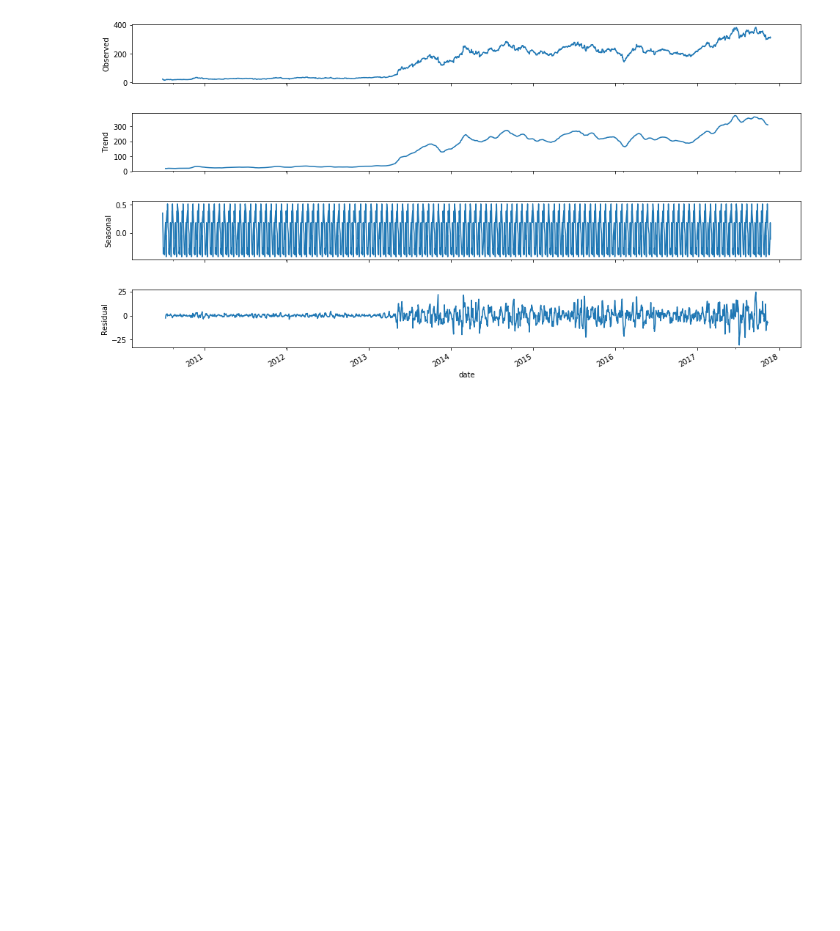
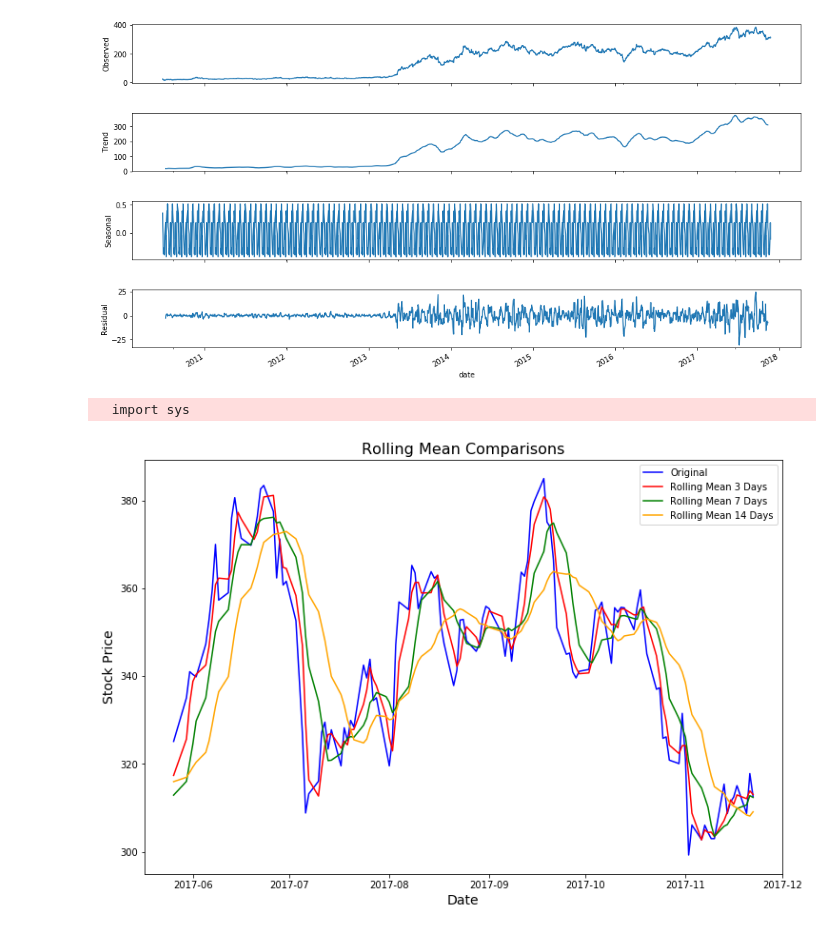
Before and after one commit to dale-wahl/Tesla_stock_prediction, a Jupyter notebook: EDA_tesla_time_series.ipynb, the cells around one changed output. Cells and saved outputs as stored; diff of their text form; code cells hidden in the pictures; blank space fills up the shorter version.

Commit message:
added rolling average graph

```diff
--- a/EDA_tesla_time_series.ipynb
+++ b/EDA_tesla_time_series.ipynb
@@ -281,3 +281,30 @@ plt.show()
 # %% [output]
 <matplotlib.figure.Figure at 0x...>
 [figure]
+# %%
+def rolmean_plot(timeseries):
+
+    #Determing rolling statistics
+    # Super not sure how to determin this... We'll have to do some research
+    # 7 to 14 days seems reasonable to find overall trends
+    rolmean3 = pd.rolling_mean(timeseries, window=3)
+    rolmean7 = pd.rolling_mean(timeseries, window=7)
+    rolmean14 = pd.rolling_mean(timeseries, window=14)
+
+    #Plot rolling statistics:
+    fig = plt.figure(figsize=(12, 8))
+    orig = plt.plot(timeseries.iloc[1740:], color='blue',label='Original')
+    mean3 = plt.plot(rolmean3.iloc[1740:], color='red', label='Rolling Mean 3 Days')
+    mean7 = plt.plot(rolmean7.iloc[1740:], color='green', label='Rolling Mean 7 Days')
+    mean14 = plt.plot(rolmean14.iloc[1740:], color='orange', label='Rolling Mean 14 Days')
+    plt.legend(loc='best')
+    plt.title('Rolling Mean Comparisons',fontsize=16)
+    plt.xlabel('Date', fontsize=14)
+    plt.ylabel('Stock Price', fontsize=14)
+    plt.savefig('rolmean.png', bbox_inches='tight')
+    plt.show()
+# %%
+rolmean_plot(stock.close)
+# %% [output]
+  import sys
+[figure, added]
```
Also changed, not shown: parts of 1 cell of this notebook, 2 other files.
